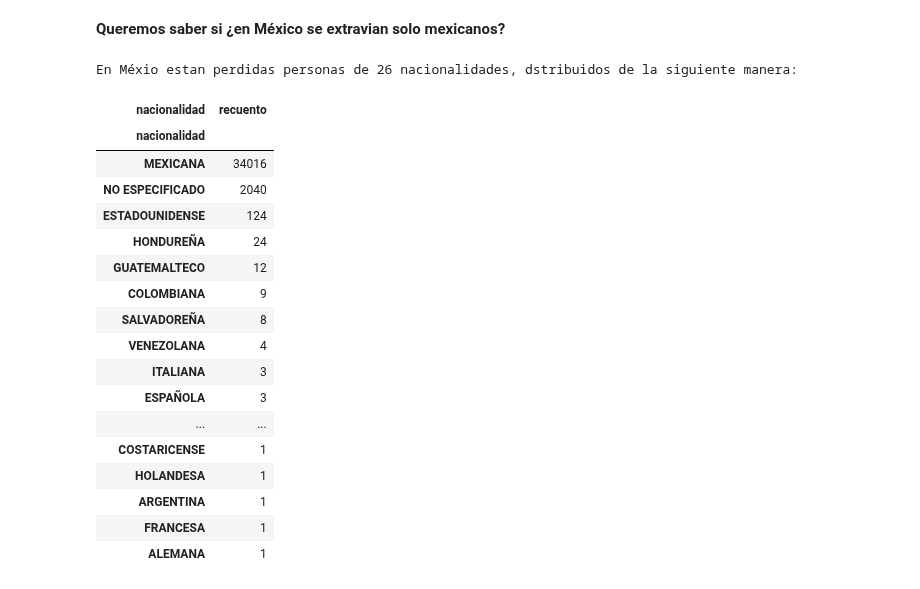
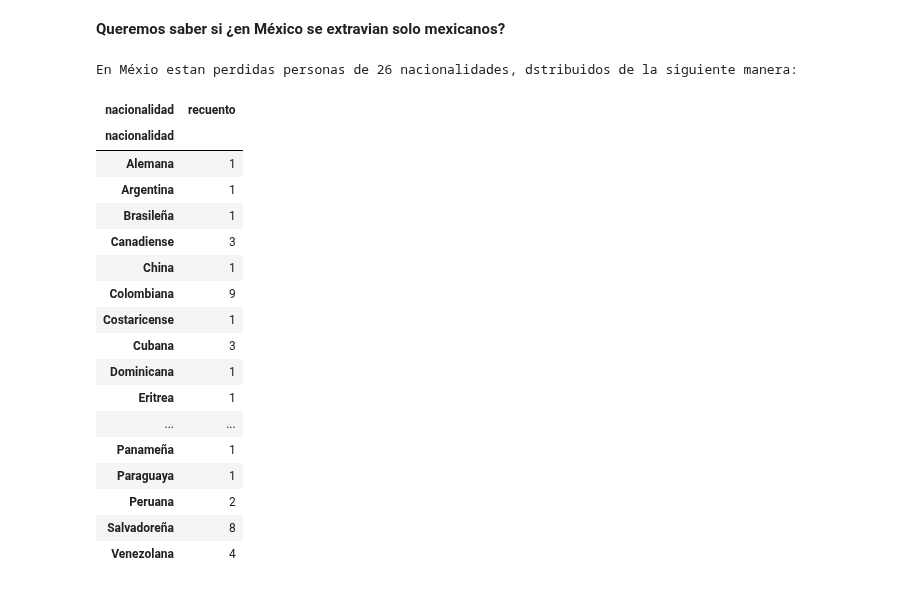
Before and after one commit to MinervaNunez/Proyecto-de-Python-BEDU, a Jupyter notebook: Proyecto_Equipo_8_Kevin_Nicky_Jesus.ipynb, the cells around one changed output. Cells and saved outputs as stored; diff of their text form; code cells hidden in the pictures.

```diff
--- a/Proyecto_Equipo_8_Kevin_Nicky_Jesus.ipynb
+++ b/Proyecto_Equipo_8_Kevin_Nicky_Jesus.ipynb
@@ -82,3 +76,11 @@ df = pd.read_csv('RNPEDFC.csv', encoding='ISO-8859-1')
+# %%
+try:
+    raw = pd.read_csv(url, encoding='ISO-8859-1')
+    raw.to_csv('RNPEDFC.csv', index=False, encoding='ISO-8859-1')
+    df = pd.read_csv('RNPEDFC.csv', encoding='ISO-8859-1')
+except:
+  import pandas as pd
+  df= pd.read_csv('https://raw.githubusercontent.com/MinervaNunez/Proyecto-de-Python-BEDU/Rama-Jesus/RNPEDFC.csv', sep=',', encoding='ISO-8859-1')
 # %% [markdown]
 **Obtenermos como resultado nuesto data frame principal**
 # %%
@@ -552,4 +554,6 @@ column_name_mapping = {
 
 }
 df_2 = df_2.rename(columns=column_name_mapping)
-df_2
+
+for column in df_2:
+    df_2[column]=df_2[column].str.title()
@@ -595,10 +586,19 @@ dependecia_origen                          | 0
 # %%
-# INICIAMOS CON LA LIMPIEZA DE DATOS
-#
-# Quitamos los no especificados del campo fecha, colocando en su lugar otra cadena =0000-00-00
-df_2.loc[df_2['fecha'] == 'NO ESPECIFICADO', 'fecha'] = '0000-00-00'
+from textwrap import fill
+# INICIAMOS CON LA LIMPIEZA DE DATOS SEGUN LOS PORCENTAJES MOSTRADOS ARRIBA, ELIMINANDO LOS VALORES QUE NO NOS DAN VALOR
+
+
+# Quitamos los no especificados del campo fecha, colocando en su lugar NAN y despues se elimina
+df_2["fecha"]=df_2["fecha"].replace('No Especificado',np.NaN)
+df_2=df_2.dropna(subset=["fecha"])
+
+
+
 #Revisamos de nuevo
-print(f'{("Columna"):42} =NO ESPECIFICADO= \n')
+print(f'{("Columna"):42} =No Especificado= \n')
 for col in df_2.columns:
-    print(f'{(col):42} | {(df_2[col] == "NO ESPECIFICADO").sum()}')
+    print(f'{(col):42} | {(df_2[col] == "No Especificado").sum()}')
+
+
+df_2.head(1000)
 # %% [output]
@@ -688,30 +726,28 @@ df_freq_estados
 # %% [markdown]
 **Queremos saber si ¿en México se extravian solo mexicanos?**
 # %%
-df_nac=pd.DataFrame(pd.crosstab(df_2['nacionalidad'],  columns='recuento', colnames=['nacionalidad']))
-#df_nac
-
+df_nac= pd.crosstab(index=df_2['nacionalidad'],  columns='recuento', colnames=['nacionalidad'])
 print(f'En Méxio estan perdidas personas de {len(df_nac.index)} nacionalidades, dstribuidos de la siguiente manera: \n')
-df_nac.sort_values('recuento', ascending=False, inplace=True)
 df_nac
+#f=df_nac['recuento'].max()
 #df3=df_nac.merge(df_nac,left_on=f, right_on= how='left')
 # %% [output]
 En Méxio estan perdidas personas de 26 nacionalidades, dstribuidos de la siguiente manera:
 | nacionalidad | recuento |
 | nacionalidad |  |
-| MEXICANA | 34016 |
-| NO ESPECIFICADO | 2040 |
-| ESTADOUNIDENSE | 124 |
-| HONDUREÑA | 24 |
-| GUATEMALTECO | 12 |
-| COLOMBIANA | 9 |
-| SALVADOREÑA | 8 |
-| VENEZOLANA | 4 |
-| ITALIANA | 3 |
-| ESPAÑOLA | 3 |
+| Alemana | 1 |
+| Argentina | 1 |
+| Brasileña | 1 |
+| Canadiense | 3 |
+| China | 1 |
+| Colombiana | 9 |
+| Costaricense | 1 |
+| Cubana | 3 |
+| Dominicana | 1 |
+| Eritrea | 1 |
 | ... | ... |
-| COSTARICENSE | 1 |
-| HOLANDESA | 1 |
-| ARGENTINA | 1 |
-| FRANCESA | 1 |
-| ALEMANA | 1 |
+| Panameña | 1 |
+| Paraguaya | 1 |
+| Peruana | 2 |
+| Salvadoreña | 8 |
+| Venezolana | 4 |
```
Also changed, not shown: parts of 15 cells of this notebook.
